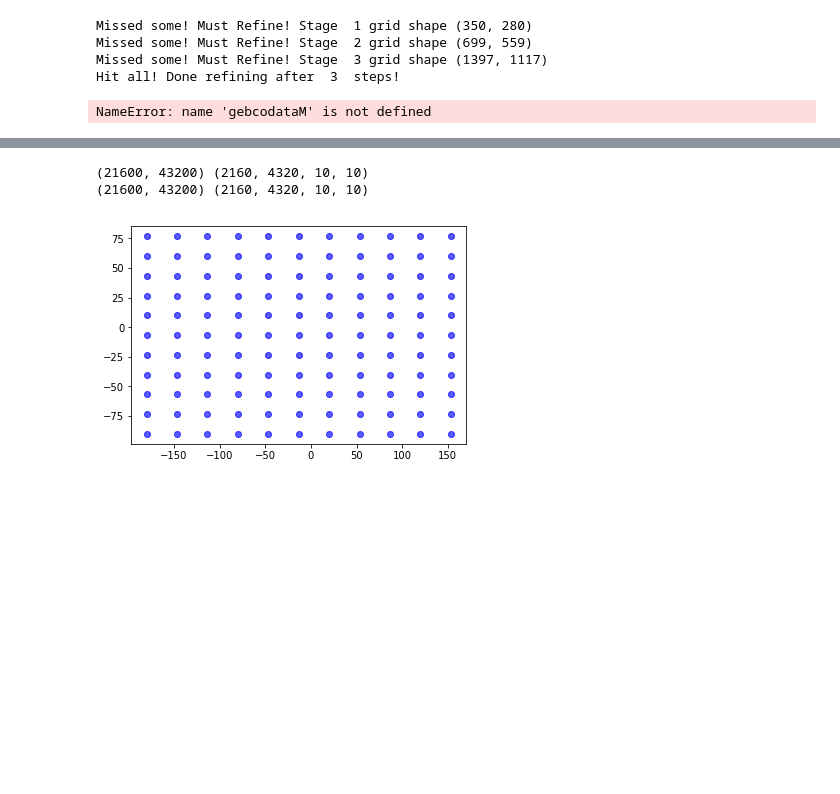
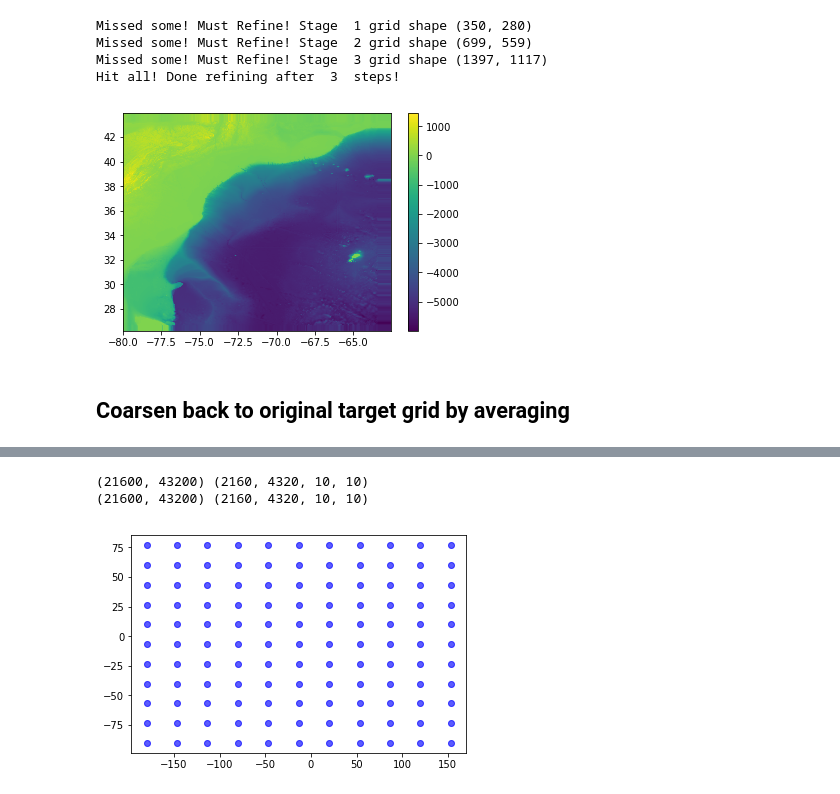
Before and after one commit to adcroft/thin-wall-topography, a Jupyter notebook: python/algorithm_dev-6.ipynb, the cells around one changed output, grey strips where cells are left out. Cells and saved outputs as stored; diff of their text form; code cells hidden in the pictures; blank space fills up the shorter version.

```diff
--- a/python/algorithm_dev-6.ipynb
+++ b/python/algorithm_dev-6.ipynb
@@ -433,33 +419,3 @@ Missed some! Must Refine! Stage  1 grid shape (350, 280)
 Missed some! Must Refine! Stage  2 grid shape (699, 559)
 Missed some! Must Refine! Stage  3 grid shape (1397, 1117)
 Hit all! Done refining after  3  steps!
-# %%
-#Meditranian GEBCO grid
-#gebcodataM = netCDF4.Dataset('http://thredds.socib.es/thredds/dodsC/ancillary_data/bathymetry/MED_GEBCO_30sec.nc')
-gebcodata = netCDF4.Dataset('/net2/nnz/thin-wall-topography/python/workdir/MED_GEBCO_30sec.nc')
-#gebcodata
-#for var in gebcodata.variables :  print(var,end=' ')
-#lat lon elevation
-#Note that the variables are arrays but they are not numpy arrays.
-#Convert them to numpy using np.array so that they can be reshaped.
-gebcoM_lon = np.array(gebcodataM.variables['lon'])
-gebcoM_lat = np.array(gebcodataM.variables['lat'])
-gebcoM_elv = np.array(gebcodataM.variables['elevation'])
-print('source grid array shapes: ' , gebcoM_lon.shape,gebcoM_lat.shape,gebcoM_elv.shape)
-#source grid array shapes:  (6601,) (2162,) (2162, 6601)
-
-#test a target grid
-#plt.figure(figsize=(10,10))
-#trg2_lon_grid,trg2_lat_grid = generate_rect_test_grid(-10.1,45.2,1000,29.,48.1,1000)
-#plot_mesh_in_latlon(gebco_lon_grd[::100,::100], gebco_lat_grd[::100,::100], phi_color='bo', lam_color='bo',alpha=0.4)
-#plot_mesh_in_latlon(trg2_lon_grid[::100,::100], trg2_lat_grid[::100,::100], phi_color='r*', lam_color='r*')
-
-gebcoM_lon_grd = np.tile(gebcoM_lon,(gebcoM_lat.shape[0],1))
-gebcoM_lat_grd = np.tile(gebcoM_lat.reshape(gebcoM_lat.shape[0],1),(1,gebcoM_lon.shape[0]))
-#test a target grid
-plt.figure(figsize=(10,10))
-trgM_lon_grid,trgM_lat_grid = generate_rect_test_grid(-10.1,45.2,1000,29.,48.1,1000)
-plot_mesh_in_latlon(gebcoM_lon_grd[::100,::100], gebcoM_lat_grd[::100,::100], phi_color='bo', lam_color='bo',alpha=0.4)
-plot_mesh_in_latlon(trgM_lon_grid[::100,::100], trgM_lat_grid[::100,::100], phi_color='r*', lam_color='r*')
-# %% [output]
-NameError: name 'gebcodataM' is not defined
@@ -474,3 +422,5 @@ plt.pcolormesh(gebcoM_lon_grd[:,:], gebcoM_lat_grd[:,:],gebcoM_elv[:,:]);plt.col
 # %%
-refinedGMlistM[-1].project_source_data_onto_target_mesh(gebcoM_lon_grd,gebcoM_lat_grd,gebcoM_elv)
-plt.pcolormesh(refinedGMlistM[-1].x,refinedGMlistM[-1].y, refinedGMlistM[-1].height); plt.colorbar();
+refinedGMlist_p125[-1].project_source_data_onto_target_mesh(gebco_lon_grd1,gebco_lat_grd1,gebco_elv1)
+plt.pcolormesh(refinedGMlist_p125[-1].x,refinedGMlist_p125[-1].y, refinedGMlist_p125[-1].height); plt.colorbar();
+# %% [output]
+[figure, added]
@@ -505,0 +427,2 @@ np.floor(a+0.5)
+# %% [markdown]
+## Coarsen back to original target grid by averaging
```
Also changed, not shown: parts of 28 cells of this notebook, 3 other files.
